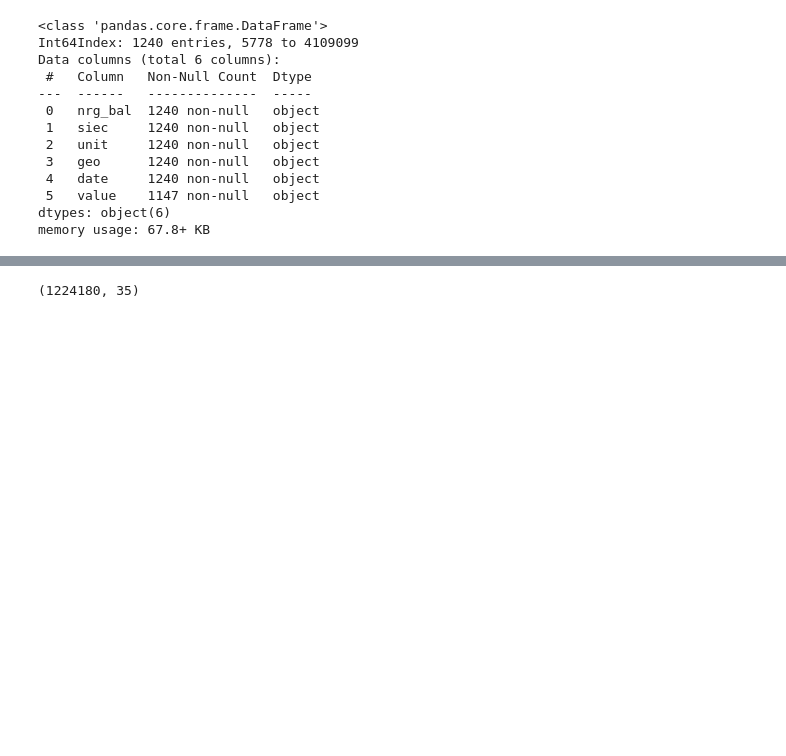
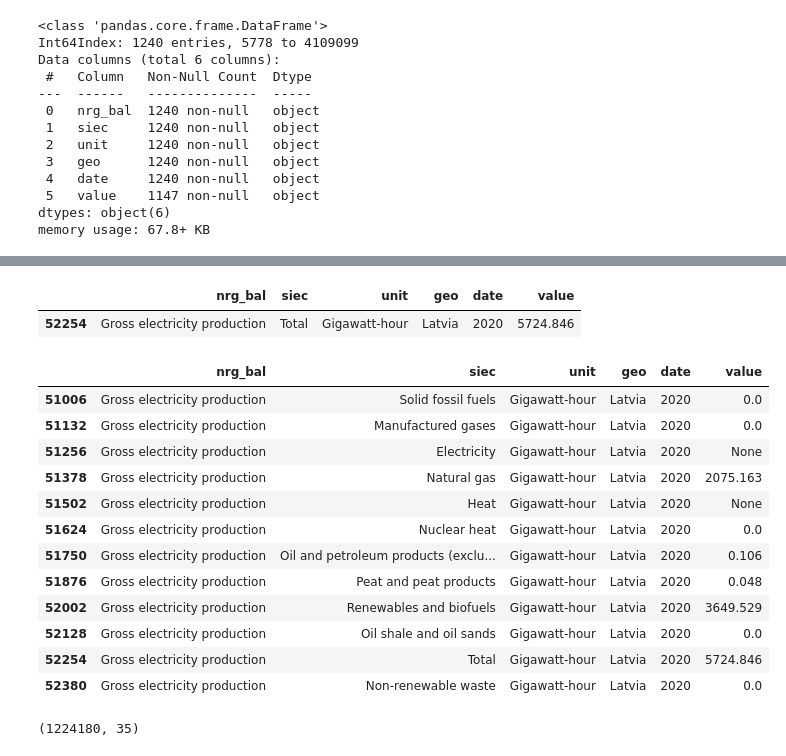
Before and after one commit to zhiravetska/FP, a Jupyter notebook: datafrom eurostat_2 copy.ipynb, the cells around one changed output, grey strips where cells are left out. Drawn from its saved outputs; the diff is of its cells as text; code cells hidden in the pictures; blank space fills up the shorter version.

```diff
--- a/datafrom eurostat_2 copy.ipynb
+++ b/datafrom eurostat_2 copy.ipynb
@@ -65,7 +65,8 @@ db_tables() # we can see the tables in th database
 # %% [output]
 [('nrg_bal_s',), ('nrg_inf_epcrw',)]
 # %%
-balance = read_df_from_db('nrg_bal_s')
+bal = read_df_from_db('nrg_bal_s')
+balance=bal.copy()
 balance = balance.query('unit=="Gigawatt-hour" and siec=="Total" and nrg_bal=="Final consumption - energy use" \
 and geo not in ("Euro area - 19 countries  (from 2015)","European Union - 27 countries (from 2020)")')
 get_energy = read_df_from_db('nrg_inf_epcrw')
@@ -140,3 +212,25 @@ fig.show()
+# %%
+el_production.query('geo=="Latvia" and date=="2020"')
+# %% [output]
+|  | nrg_bal | siec | unit | geo | date | value |
+| 52254 | Gross electricity production | Total | Gigawatt-hour | Latvia | 2020 | 5724.846 |
+# %%
+bal.query('unit=="Gigawatt-hour" and nrg_bal=="Gross electricity production" \
+and geo=="Latvia" and date=="2020"')
+# %% [output]
+|  | nrg_bal | siec | unit | geo | date | value |
+| 51006 | Gross electricity production | Solid fossil fuels | Gigawatt-hour | Latvia | 2020 | 0.0 |
+| 51132 | Gross electricity production | Manufactured gases | Gigawatt-hour | Latvia | 2020 | 0.0 |
+| 51256 | Gross electricity production | Electricity | Gigawatt-hour | Latvia | 2020 | None |
+| 51378 | Gross electricity production | Natural gas | Gigawatt-hour | Latvia | 2020 | 2075.163 |
+| 51502 | Gross electricity production | Heat | Gigawatt-hour | Latvia | 2020 | None |
+| 51624 | Gross electricity production | Nuclear heat | Gigawatt-hour | Latvia | 2020 | 0.0 |
+| 51750 | Gross electricity production | Oil and petroleum products (exclu... | Gigawatt-hour | Latvia | 2020 | 0.106 |
+| 51876 | Gross electricity production | Peat and peat products | Gigawatt-hour | Latvia | 2020 | 0.048 |
+| 52002 | Gross electricity production | Renewables and biofuels | Gigawatt-hour | Latvia | 2020 | 3649.529 |
+| 52128 | Gross electricity production | Oil shale and oil sands | Gigawatt-hour | Latvia | 2020 | 0.0 |
+| 52254 | Gross electricity production | Total | Gigawatt-hour | Latvia | 2020 | 5724.846 |
+| 52380 | Gross electricity production | Non-renewable waste | Gigawatt-hour | Latvia | 2020 | 0.0 |
 # %%
 # transformation into DF
 # df_get_renew = pd.DataFrame(get_renew)
```
Also changed, not shown: parts of 10 cells of this notebook.
